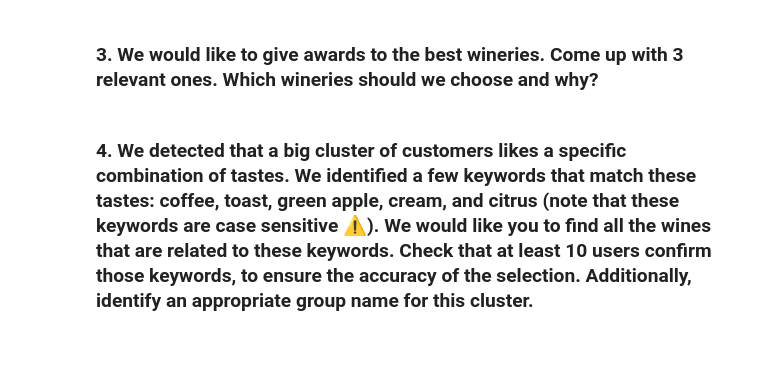
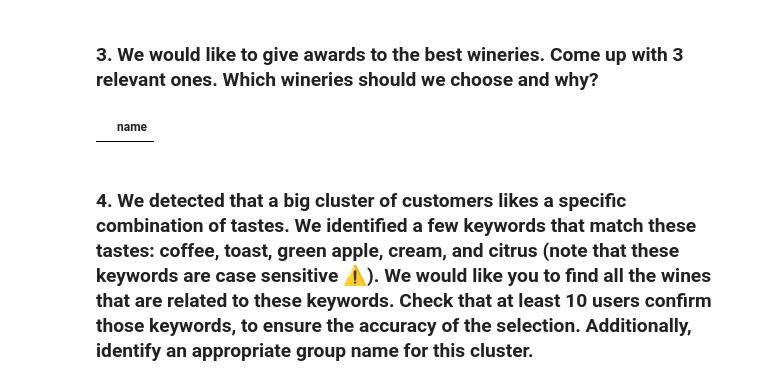
Before and after one commit to 1Dh2Be/Wiwino-Market-Analysis, a Jupyter notebook: src/queries.ipynb, the cells around one changed output. Saved outputs shown, nothing was run; the diff lists cells and outputs as text; code cells hidden in the pictures; blank space fills up the shorter version.

```diff
--- a/src/queries.ipynb
+++ b/src/queries.ipynb
@@ -69,6 +69,24 @@ df
 | 3 | Portugal | 1,123,535 | 5,834 | 192.0% |
 # %% [markdown]
 ### 3. We would like to give awards to the best wineries. Come up with 3 relevant ones. Which wineries should we choose and why?
+# %%
+test = f"""
+    SELECT wineries.name
+    FROM wineries
+    JOIN wines
+    ON wineries.id = wines.winery_id
+    JOIN vintages
+    ON wines.id = vintages.wine_id
+    JOIN vintage_toplists_rankings
+    ON vintages.id = vintage_toplists_rankings.vintage_id
+    JOIN toplists
+    ON vintage_toplists_rankings.top_list_id = toplists.id;"""
+
+df = pd.read_sql_query(test, conn)
+
+df
+# %% [output]
+|  | name |
 # %% [markdown]
 ### 4. We detected that a big cluster of customers likes a specific combination of tastes. We identified a few keywords that match these tastes: coffee, toast, green apple, cream, and citrus (note that these keywords are case sensitive ⚠️). We would like you to find all the wines that are related to these keywords. Check that at least 10 users confirm those keywords, to ensure the accuracy of the selection. Additionally, identify an appropriate group name for this cluster.
 # %%
```
Also changed, not shown: parts of 6 cells of this notebook.
